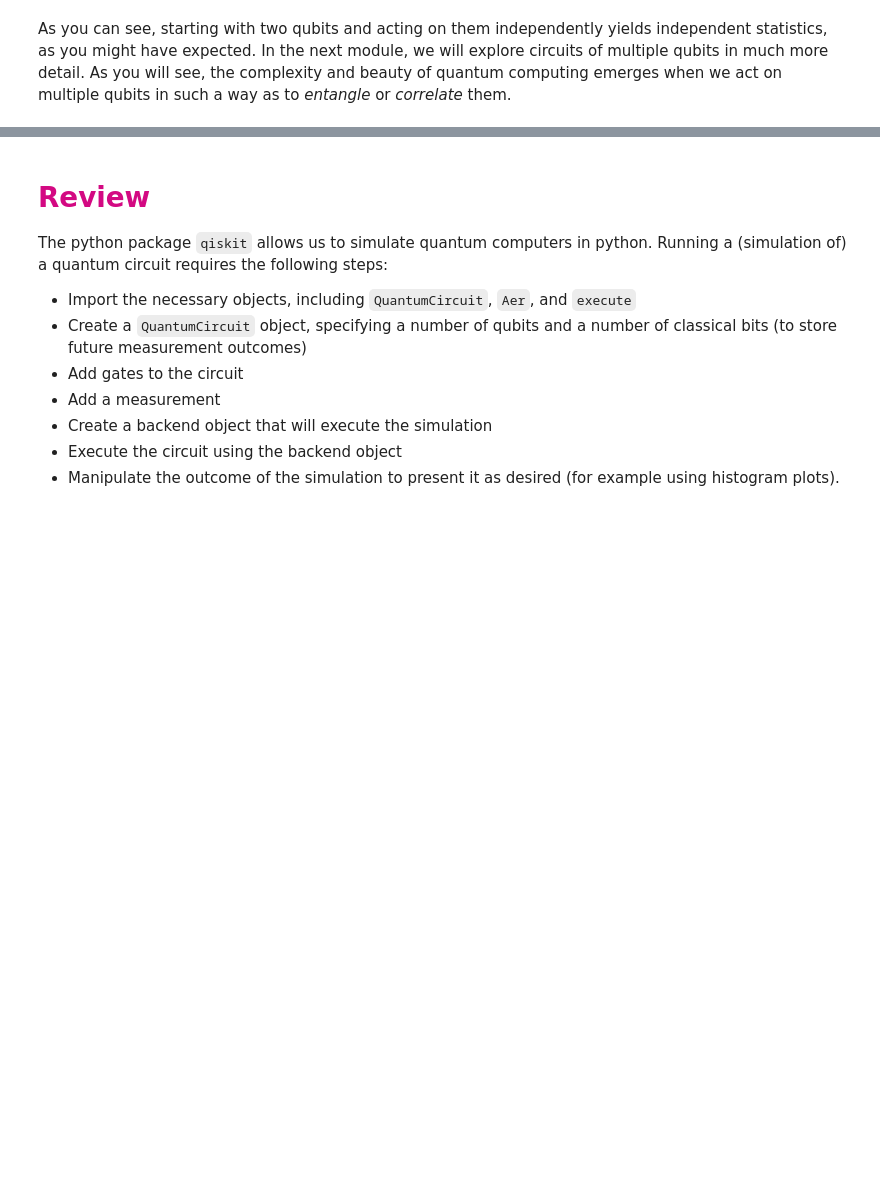
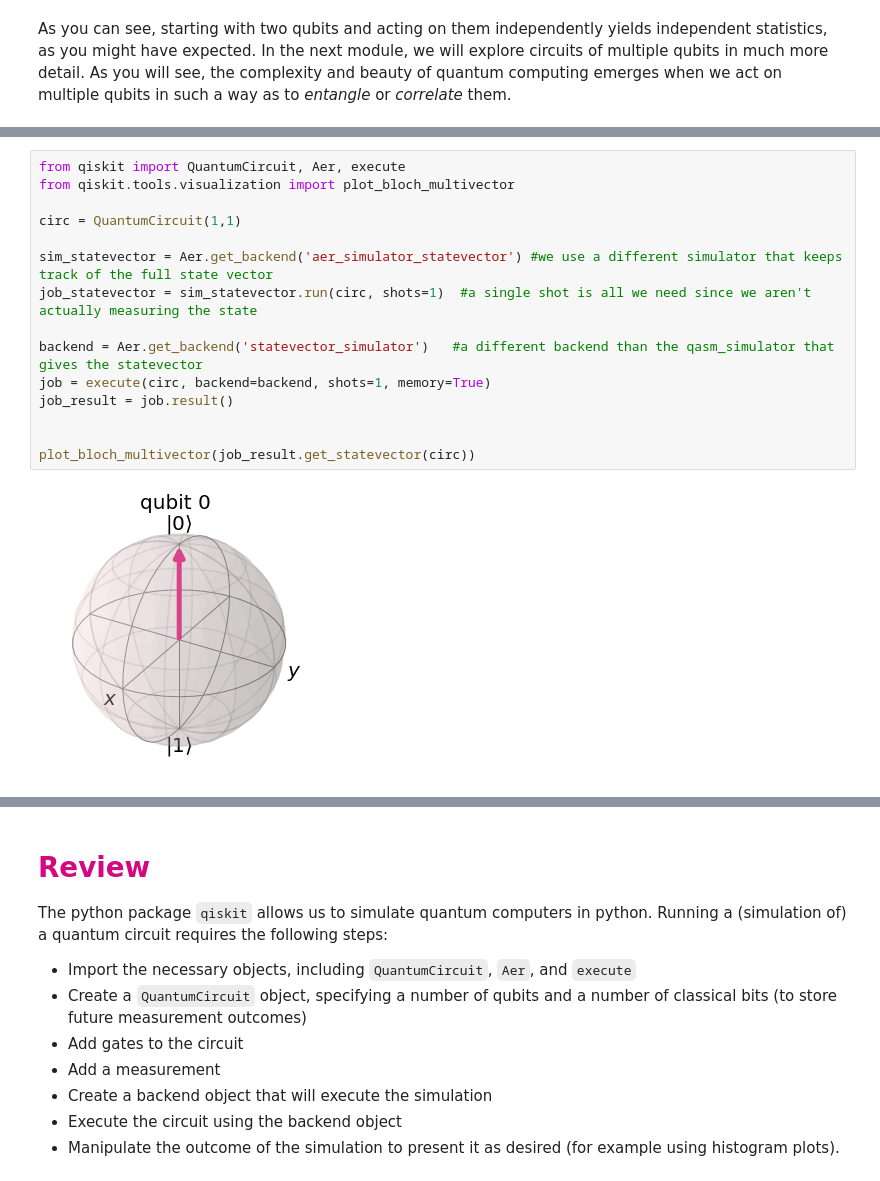
Before and after one commit to qBraid/QISE-NCAT, a Jupyter notebook: Qubes_course/06_Writing_quantum_programs.ipynb, the cells around one changed output, grey strips where cells are left out. Drawn from its saved outputs; the diff is of its cells as text; blank space fills up the shorter version.

Commit message:
Added Bloch Sphere visualization (06) and Bell state measurement (07)

```diff
--- a/Qubes_course/06_Writing_quantum_programs.ipynb
+++ b/Qubes_course/06_Writing_quantum_programs.ipynb
@@ -274,0 +283,17 @@ As you can see, starting with two qubits and acting on them independently yields
+# %%
+from qiskit import QuantumCircuit, Aer, execute
+from qiskit.tools.visualization import plot_bloch_multivector
+
+circ = QuantumCircuit(1,1)
+
+sim_statevector = Aer.get_backend('aer_simulator_statevector') #we use a different simulator that keeps track of the full state vector
+job_statevector = sim_statevector.run(circ, shots=1)  #a single shot is all we need since we aren't actually measuring the state
+
+backend = Aer.get_backend('statevector_simulator')   #a different backend than the qasm_simulator that gives the statevector
+job = execute(circ, backend=backend, shots=1, memory=True)
+job_result = job.result()
+
+
+plot_bloch_multivector(job_result.get_statevector(circ))
+# %% [output]
+[figure, added]
```
Also changed, not shown: parts of 7 cells of this notebook, 1 other file.
